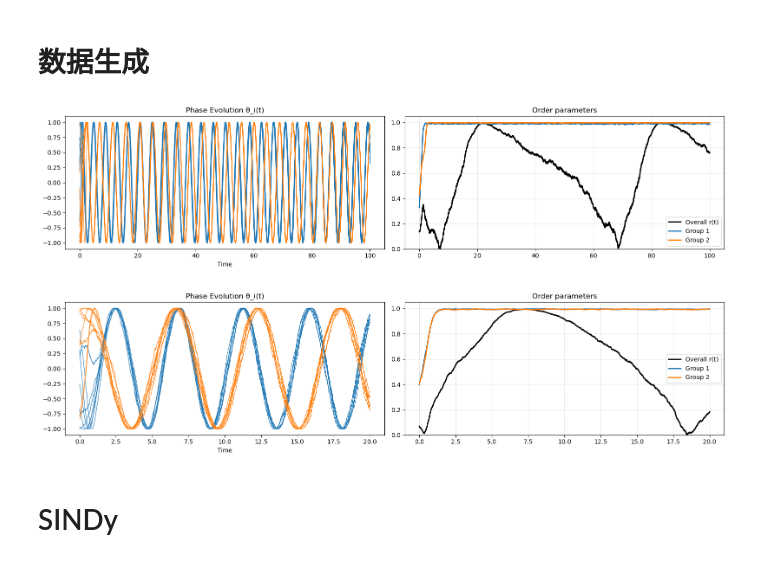
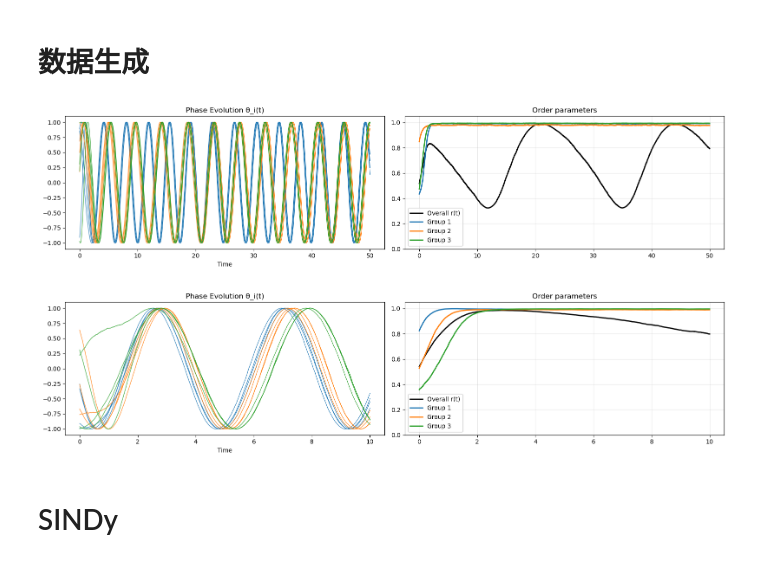
Before and after one commit to Matthew-ymz/koopCE, a Jupyter notebook: notebooks/examp_kuramoto_ymz.ipynb, the cells around one changed output. Drawn from its saved outputs; the diff is of its cells as text; code cells hidden in the pictures.

```diff
--- a/notebooks/examp_kuramoto_ymz.ipynb
+++ b/notebooks/examp_kuramoto_ymz.ipynb
@@ -12,2 +12,9 @@ from tools import plot_main, plot_clustered_kuramoto
 # %% [markdown]
 # 数据生成
+# %%
+N=12
+n_clusters=3  # 团数
+K_intra=5
+K_inter=0.1
+noise=0.001
+dt=0.002
@@ -14,28 +32,33 @@ from tools import plot_main, plot_clustered_kuramoto
 # %%
-N=16
-X_train, K_matrix = plot_clustered_kuramoto(
+X_embed, theta_hist, t, K_matrix = plot_clustered_kuramoto(
     N=N,          # 振子数
-    n_clusters=2,  # 团数
-    K_intra=5,   # 团内耦合
-    K_inter=0.1,   # 团间耦合
-    noise=0.01,
-    T=100,
-    random_state=0
+    n_clusters=n_clusters,  # 团数
+    K_intra=K_intra,   # 团内耦合
+    K_inter=K_inter,   # 团间耦合
+    noise=noise,
+    T=50,
+    random_state=0,
+    dt=dt
 )
+
+x_data = X_embed
 # %% [output]
-[figure, old version]
+[figure, new version]
 # %%
-X_test, K_matrix = plot_clustered_kuramoto(
+X_embed, theta_hist, t, K_matrix = plot_clustered_kuramoto(
     N=N,          # 振子数
-    n_clusters=2,  # 团数
-    K_intra=5,   # 团内耦合
-    K_inter=0.1,   # 团间耦合
-    noise=0.01,
-    T=20,
-    random_state=42
+    n_clusters=n_clusters,  # 团数
+    K_intra=K_intra,   # 团内耦合
+    K_inter=K_inter,   # 团间耦合
+    noise=noise,
+    T=10,
+    random_state=42,
+    dt=dt
 )
+
+x_test = X_embed
 # %% [output]
-[figure, old version]
+[figure, new version]
 # %% [markdown]
 # SINDy
 # %%
```
Also changed, not shown: parts of 22 cells of this notebook, 1 other file.
